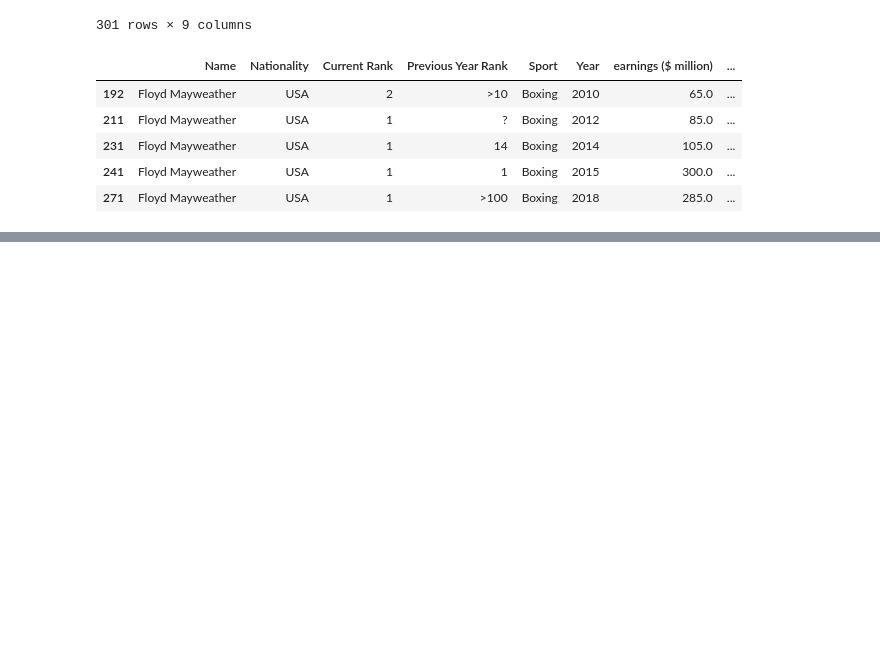
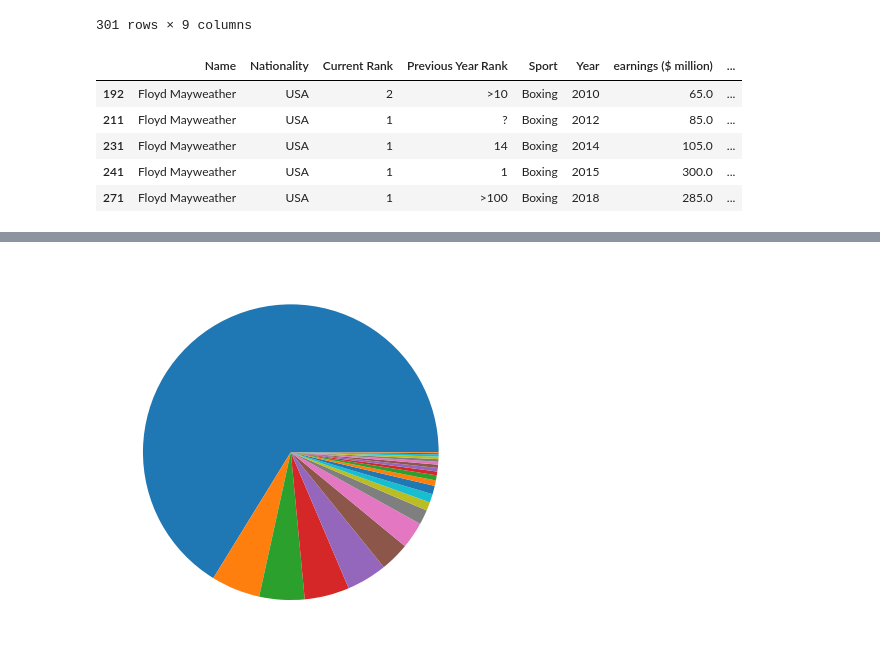
Before and after one commit to cisnerosjp/SMU-Project1-HighestPaidAthletes, a Jupyter notebook: AthletePay_adjusted.ipynb, the cells around one changed output, grey strips where cells are left out. Drawn from its saved outputs; the diff is of its cells as text; code cells hidden in the pictures; blank space fills up the shorter version.

```diff
--- a/AthletePay_adjusted.ipynb
+++ b/AthletePay_adjusted.ipynb
@@ -256,3 +256,9 @@ adjusted_df.loc[adjusted_df.Name == "Floyd Mayweather"].sort_values(by = "Year")
 | 231 | Floyd Mayweather | USA | 1 | 14 | Boxing | 2014 | 105.0 | ... |
 | 241 | Floyd Mayweather | USA | 1 | 1 | Boxing | 2015 | 300.0 | ... |
 | 271 | Floyd Mayweather | USA | 1 | >100 | Boxing | 2018 | 285.0 | ... |
+# %%
+# Create pie charts to compare counts by nationality and agregated earnings by nationality
+nationalities = adjusted_df.groupby("Nationality").Adjusted_Earnings.sum().sort_values(ascending = False).reset_index()
+temp = adjusted_df.Nationality.value_counts().reset_index()
+nationalities = pd.merge(nationalities.loc[:,["Nationality", "Adjusted_Earnings"]], temp.loc[:,["Nationality", "count"]], on = "Nationality")
+nationalities
@@ -259 +283,6 @@ adjusted_df.loc[adjusted_df.Name == "Floyd Mayweather"].sort_values(by = "Year")
+# %%
+plt.pie(nationalities.Adjusted_Earnings)
+plt.show()
+# %% [output]
+[figure, added]
 # %%
```
Also changed, not shown: parts of 11 cells of this notebook.
